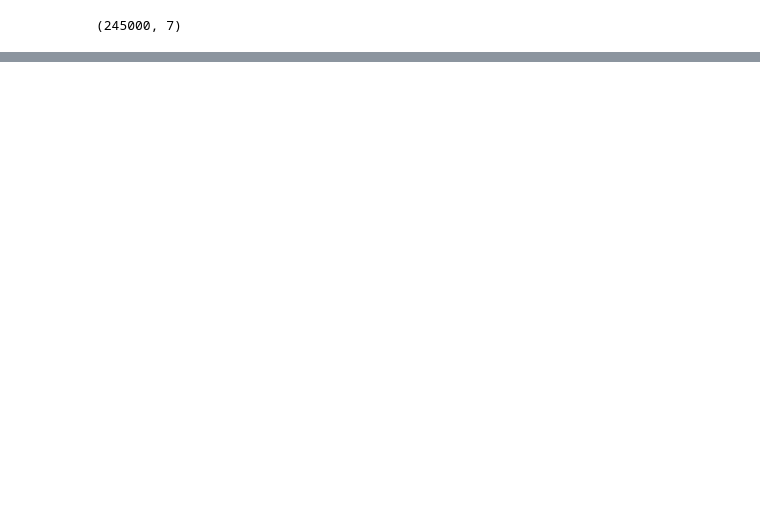
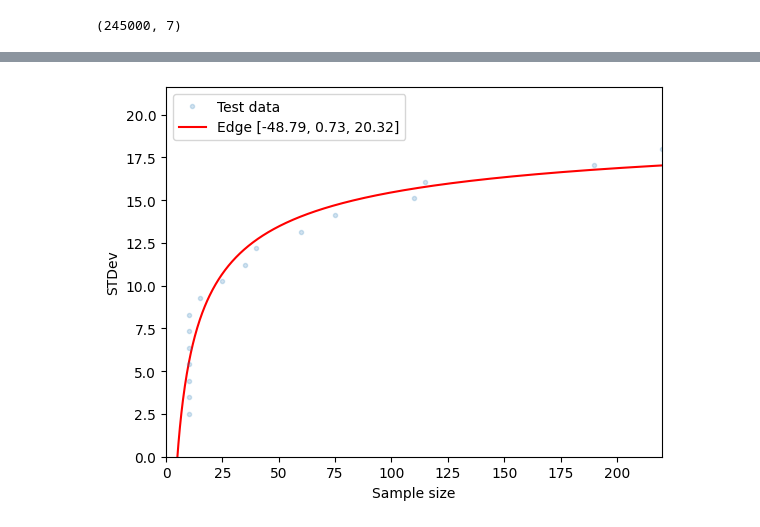
Before and after one commit to mb1069/easyZloc, a Jupyter notebook: experiments/GMM_experiment.ipynb, the cells around one changed output, grey strips where cells are left out. Saved outputs shown, nothing was run; the diff lists cells and outputs as text; code cells hidden in the pictures; blank space fills up the shorter version.

```diff
--- a/experiments/GMM_experiment.ipynb
+++ b/experiments/GMM_experiment.ipynb
@@ -115,36 +121,40 @@ def model(x, a, b, c):
 
 def resid(pars, x, y):
     """
     For every iteration, everything above the currently proposed
     curve is going to be mirrored down, so that the next iterations
     is going to progressively shift downwards.
     """
     y_model = model(x, *pars)
     resid = np.square(y - y_model)
     #print pars, resid.sum() # uncomment to check the iteration parameters
     return np.nan_to_num(resid)
 
 # plotting the mock data
-plt.plot(dset[0], dset[1], '.', alpha=0.2, label = 'Test data')
+plt.plot(dset[1], dset[0], '.', alpha=0.2, label = 'Test data')
 
 # mask bad data (we accidentaly generated some NaN values)
 
 from scipy.optimize import leastsq
 guesses =[-50, 10, 25]
 fit_pars, flag = leastsq(func = resid, x0 = guesses,
-                         args = (dset[0], dset[1]))
+                         args = (dset[1], dset[0]))
 
 
-x_data = np.linspace(0, dset[0].max(), 1000)
+x_data = np.linspace(0, dset[1].max(), 1000)
 # plot the fit:
 y_fit = model(x_data, *fit_pars)
 y_guess = model(x_data, *guesses)
 fit_pars = [round(x, 2) for x in fit_pars]
 plt.plot(x_data, y_fit, 'r-', zorder = 0.9, label = f'Edge {list(fit_pars)}')
 # plt.plot(x_data, y_guess, 'g-', zorder = 0.9, label = 'Guess')
-# plt.ylim((0,dset[1].max()*1.2))
+plt.ylim((0,dset[0].max()*1.2))
+plt.xlim((0,dset[1].max()))
+
 plt.xlabel('Sample size')
 plt.ylabel('STDev')
-plt.legend(loc = 'lower left')
+plt.legend(loc = 'upper left')
 plt.show()
+# %% [output]
+[figure, added]
 # %%
```
Also changed, not shown: parts of 13 cells of this notebook, 15 other files.
